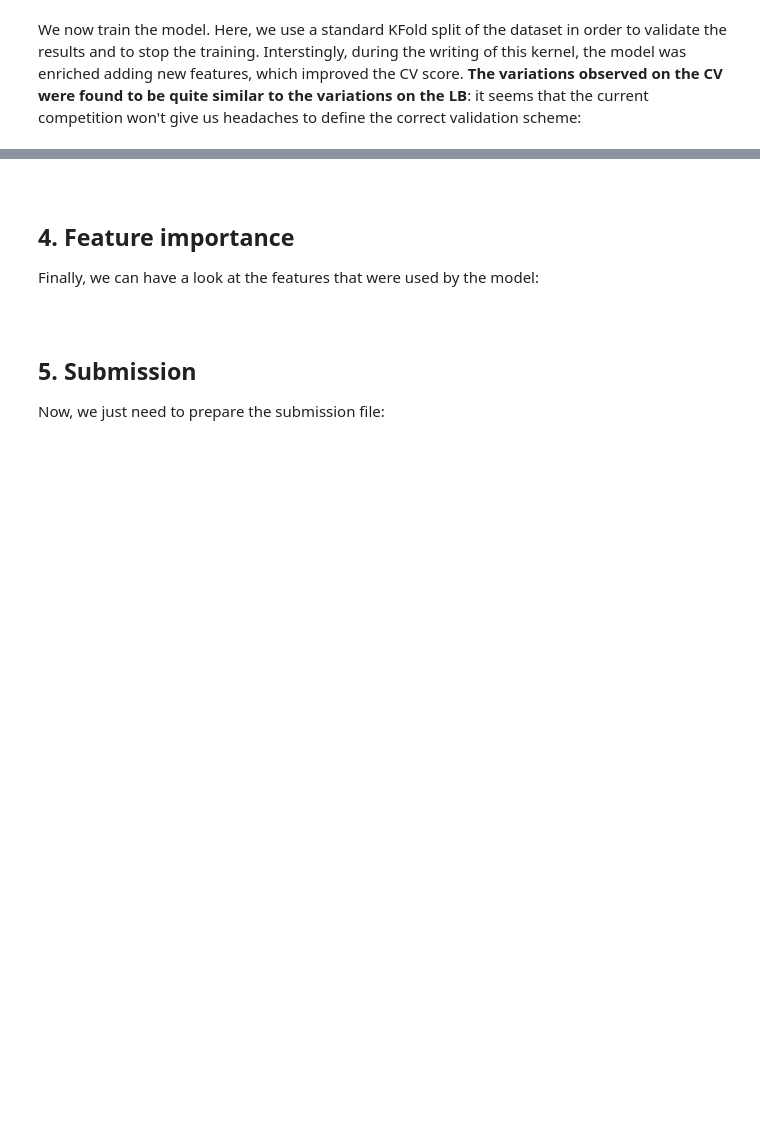
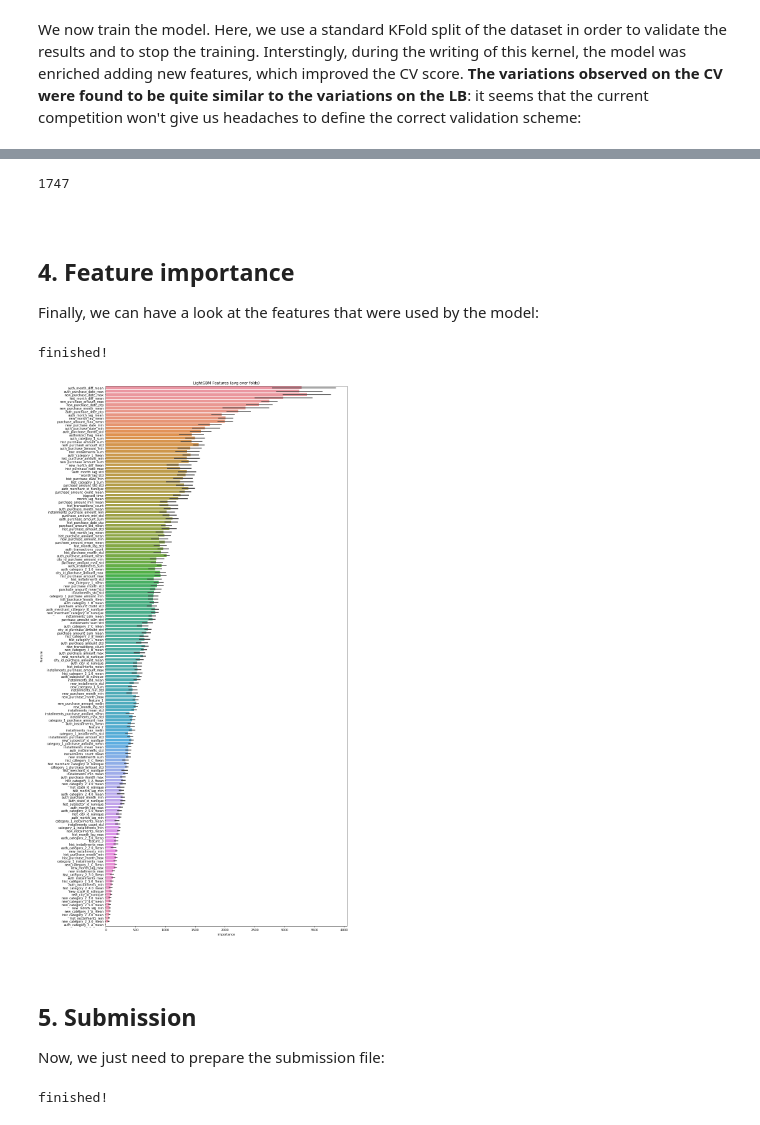
Before and after one commit to tusonggao/jupyter_notebook_dir, a Jupyter notebook: elo-world.ipynb, the cells around one changed output, grey strips where cells are left out. Saved outputs shown, nothing was run; the diff lists cells and outputs as text; code cells hidden in the pictures; blank space fills up the shorter version.

```diff
--- a/elo-world.ipynb
+++ b/elo-world.ipynb
@@ -35,7 +35,7 @@ from sklearn.metrics import mean_squared_error
 warnings.simplefilter(action='ignore', category=FutureWarning)
 pd.set_option('display.max_columns', 500)
 # %%
-file_path = 'F:/git_repos/Kaggle_code/elo-merchant-category-recommendation/'
+file_path = 'F:/github_me_repos/Kaggle_code/elo-merchant-category-recommendation/'
 # %% [markdown]
 <a id="1"></a> <br>
 ## 1. Loading the data
@@ -306,17 +306,19 @@ def aggregate_per_month(history):
             'installments': ['count', 'sum', 'mean', 'min', 'max', 'std'],
             }
 
-    start_t
+    start_t = time.time()
     intermediate_group = grouped.agg(agg_func)
     print('prev intermediate_group.columns.values is', intermediate_group.columns.values)
     intermediate_group.columns
     intermediate_group.columns = ['_'.join(col).strip() for col in intermediate_group.columns.values]
     intermediate_group.reset_index(inplace=True)
     print('after intermediate_group.columns.values is', intermediate_group.columns.values)
+    print('agg finished, cost time: ', time.time()-start_t)
 
     final_group = intermediate_group.groupby('card_id').agg(['mean', 'std'])
     final_group.columns = ['_'.join(col).strip() for col in final_group.columns.values]
     final_group.reset_index(inplace=True)
+    print('final_group.columns.values is: ', final_group.columns.values)
 
     return final_group
 #___________________________________________________________
@@ -327,9 +347,12 @@ print('finished!')
 # %%
 def successive_aggregates(df, field1, field2):
     t = df.groupby(['card_id', field1])[field2].mean()
-    u = pd.DataFrame(t).reset_index().groupby('card_id')[field2].agg(['mean', 'min', 'max', 'std'])
+    t = pd.DataFrame(t)
+    print('t.columns is ', t.columns.values)
+    u = t.reset_index().groupby('card_id')[field2].agg(['mean', 'min', 'max', 'std'])
     u.columns = [field1 + '_' + field2 + '_' + col for col in u.columns.values]
     u.reset_index(inplace=True)
+    print('u.columns is ', u.columns.values)
     return u
 # %%
 additional_fields = successive_aggregates(new_transactions, 'category_1', 'purchase_amount')
@@ -453,6 +521,8 @@ oof = np.zeros(len(train))
 predictions = np.zeros(len(test))
 start = time.time()
 feature_importance_df = pd.DataFrame()
+
+best_iteration_lst = []
 
 for fold_, (trn_idx, val_idx) in enumerate(folds.split(train.values, target.values)):
     print("fold n°{}".format(fold_))
@@ -474,6 +544,7 @@ for fold_, (trn_idx, val_idx) in enumerate(folds.split(train.values, target.valu
                     early_stopping_rounds = 200)
 
     oof[val_idx] = clf.predict(train.iloc[val_idx][features], num_iteration=clf.best_iteration)
+    best_iteration_lst.append(clf.best_iteration)
 
     fold_importance_df = pd.DataFrame()
     fold_importance_df["feature"] = features
@@ -487,3 +577,7 @@ print("CV score: {:<8.5f}".format(mean_squared_error(oof, target)**0.5))
+# %%
+max(best_iteration_lst)
+# %% [output]
+1747
 # %% [markdown]
 <a id="4"></a> <br>
 ## 4. Feature importance
@@ -491,21 +585,22 @@ Finally, we can have a look at the features that were used by the model:
 # %%
 cols = (feature_importance_df[["feature", "importance"]]
         .groupby("feature")
         .mean()
         .sort_values(by="importance", ascending=False)[:1000].index)
 
 best_features = feature_importance_df.loc[feature_importance_df.feature.isin(cols)]
 
 plt.figure(figsize=(14,25))
-sns.barplot(x="importance",
-            y="feature",
-            data=best_features.sort_values(by="importance",
-                                           ascending=False))
+sns.barplot(x="importance", y="feature", data=best_features.sort_values(by="importance",
+            ascending=False))
 plt.title('LightGBM Features (avg over folds)')
 plt.tight_layout()
 plt.savefig('lgbm_importances.png')
 
 print('finished!')
+# %% [output]
+finished!
+[figure, added]
 # %% [markdown]
 <a id="5"></a> <br>
 ## 5. Submission
@@ -513,6 +608,8 @@ Now, we just need to prepare the submission file:
 # %%
 sub_df = pd.DataFrame({'card_id': test['card_id'].values})
 sub_df["target"] = predictions
-sub_df.to_csv(file_path + '/submission/submit.csv', index=False)
+sub_df.to_csv(file_path + '/submission/submit_elo_world_cv.csv', index=False)
 
 print('finished!')
+# %% [output]
+finished!
```
Also changed, not shown: parts of 9 cells of this notebook, 2 other files.
